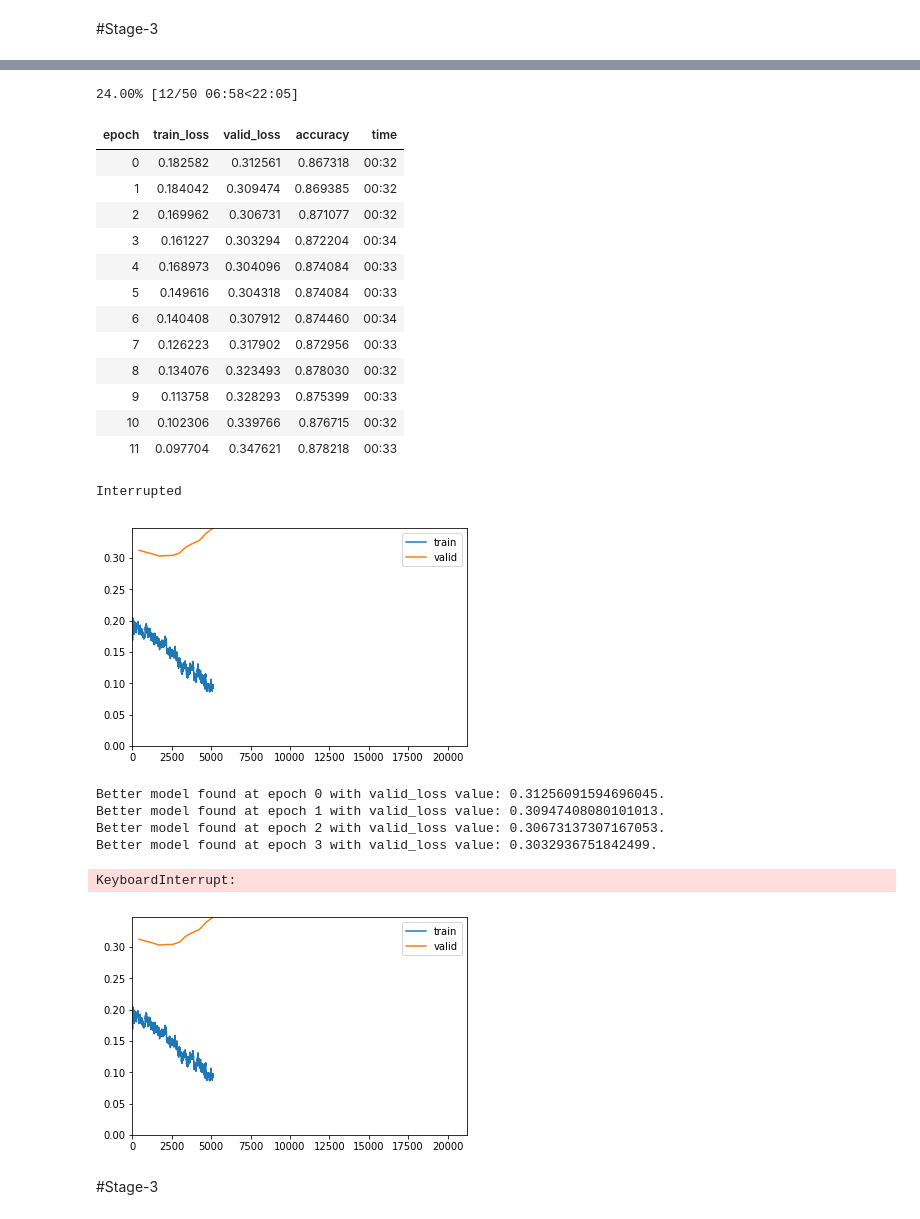
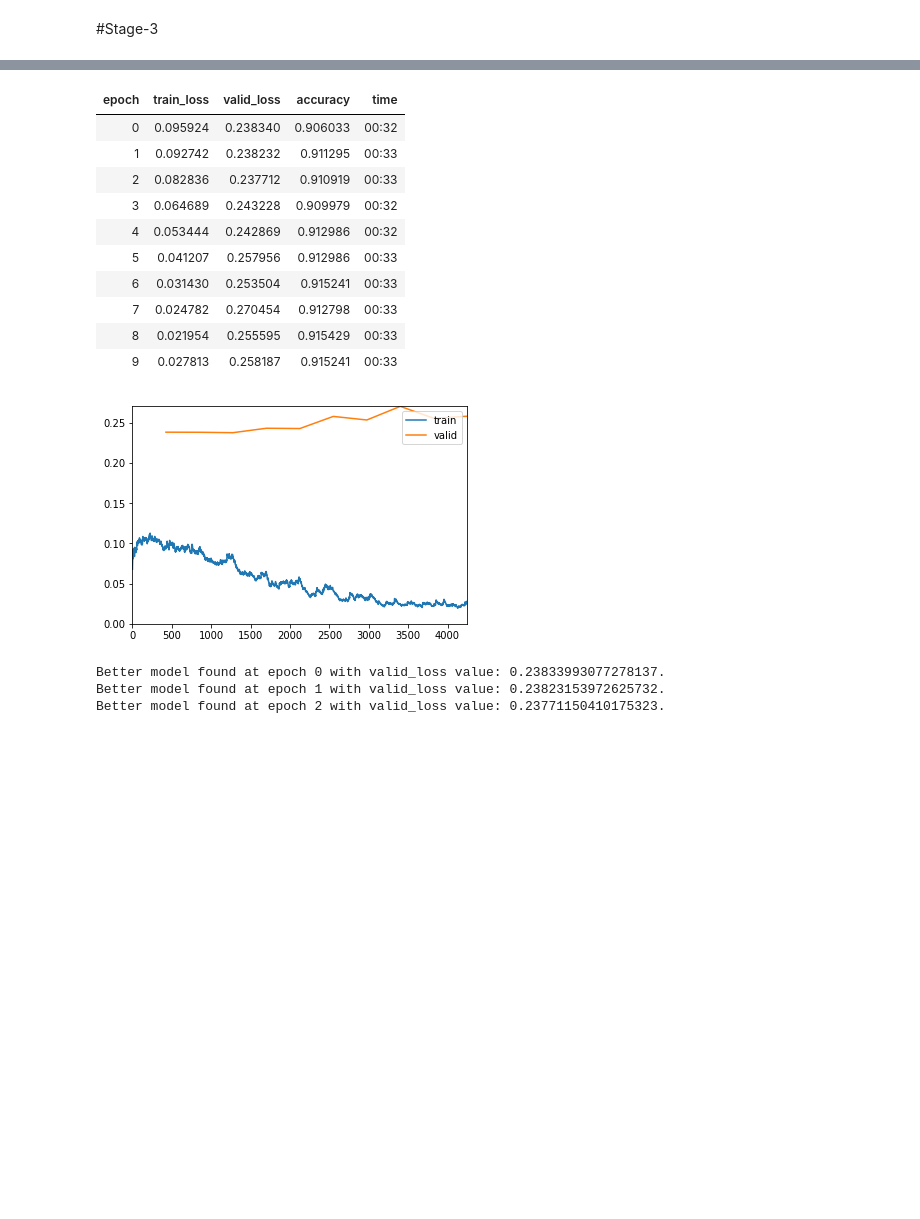
Before and after one commit to VicenteMoraes/SarcasmDetector, a Jupyter notebook: Classifier.ipynb, the cells around one changed output, grey strips where cells are left out. Drawn from its saved outputs; the diff is of its cells as text; code cells hidden in the pictures; blank space fills up the shorter version.

```diff
--- a/Classifier.ipynb
+++ b/Classifier.ipynb
@@ -138,30 +133,21 @@ LR Finder is complete, type {learner_name}.recorder.plot() to see the graph.
 # %%
-learn.fit_one_cycle(50, 1e-4, callbacks=[SaveModelCallback(learn, monitor="valid_loss", mode="min")])
+learn.fit_one_cycle(10, 1e-4, callbacks=[SaveModelCallback(learn, monitor="valid_loss", mode="min")])
 # %% [output]
+| epoch | train_loss | valid_loss | accuracy | time |
+| 0 | 0.095924 | 0.238340 | 0.906033 | 00:32 |
+| 1 | 0.092742 | 0.238232 | 0.911295 | 00:33 |
+| 2 | 0.082836 | 0.237712 | 0.910919 | 00:33 |
+| 3 | 0.064689 | 0.243228 | 0.909979 | 00:32 |
+| 4 | 0.053444 | 0.242869 | 0.912986 | 00:32 |
+| 5 | 0.041207 | 0.257956 | 0.912986 | 00:33 |
+| 6 | 0.031430 | 0.253504 | 0.915241 | 00:33 |
+| 7 | 0.024782 | 0.270454 | 0.912798 | 00:33 |
+| 8 | 0.021954 | 0.255595 | 0.915429 | 00:33 |
+| 9 | 0.027813 | 0.258187 | 0.915241 | 00:33 |
+[figure, new version]
-24.00% [12/50 06:58<22:05]
+Better model found at epoch 0 with valid_loss value: 0.23833993077278137.
+Better model found at epoch 1 with valid_loss value: 0.23823153972625732.
+Better model found at epoch 2 with valid_loss value: 0.23771150410175323.
-| epoch | train_loss | valid_loss | accuracy | time |
-| 0 | 0.182582 | 0.312561 | 0.867318 | 00:32 |
-| 1 | 0.184042 | 0.309474 | 0.869385 | 00:32 |
-| 2 | 0.169962 | 0.306731 | 0.871077 | 00:32 |
-| 3 | 0.161227 | 0.303294 | 0.872204 | 00:34 |
-| 4 | 0.168973 | 0.304096 | 0.874084 | 00:33 |
-| 5 | 0.149616 | 0.304318 | 0.874084 | 00:33 |
-| 6 | 0.140408 | 0.307912 | 0.874460 | 00:34 |
-| 7 | 0.126223 | 0.317902 | 0.872956 | 00:33 |
-| 8 | 0.134076 | 0.323493 | 0.878030 | 00:32 |
-| 9 | 0.113758 | 0.328293 | 0.875399 | 00:33 |
-| 10 | 0.102306 | 0.339766 | 0.876715 | 00:32 |
-| 11 | 0.097704 | 0.347621 | 0.878218 | 00:33 |
-Interrupted
-[figure, old version]
-Better model found at epoch 0 with valid_loss value: 0.31256091594696045.
-Better model found at epoch 1 with valid_loss value: 0.30947408080101013.
-Better model found at epoch 2 with valid_loss value: 0.30673137307167053.
-Better model found at epoch 3 with valid_loss value: 0.3032936751842499.
-KeyboardInterrupt:
-[figure, removed]
 # %%
 learn.save("learn-clas-stage3")
 learn.save_encoder("learn-clas-stage3-enc")
-# %% [markdown]
-#Stage-3
```
Also changed, not shown: parts of 11 cells of this notebook, 1 other file.
